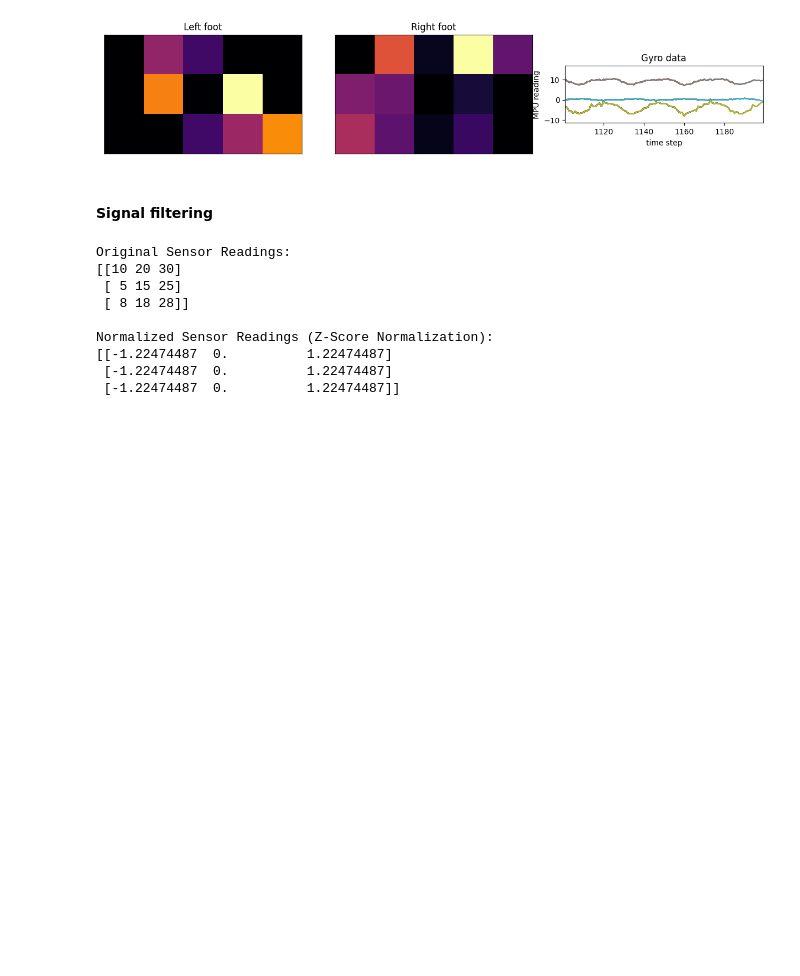
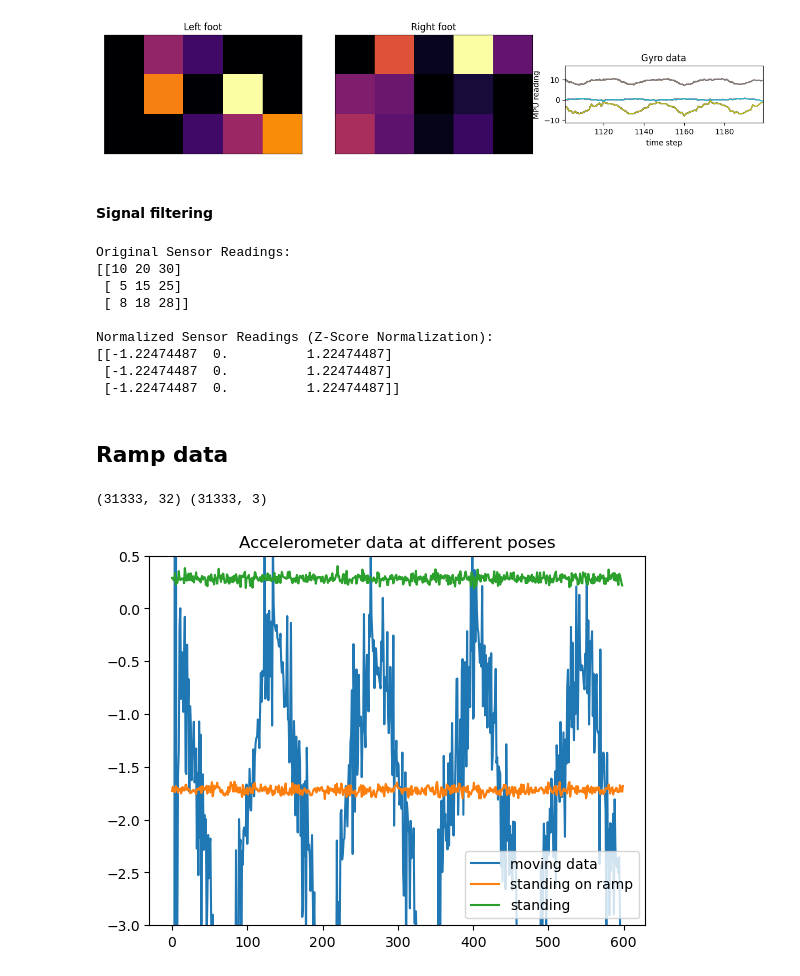
Before and after one commit to shepai/TactileSensor, a Jupyter notebook: Code/Data collection/robot/excel.ipynb, the cells around one changed output. Saved outputs shown, nothing was run; the diff lists cells and outputs as text; code cells hidden in the pictures; blank space fills up the shorter version.

```diff
--- a/Code/Data collection/robot/excel.ipynb
+++ b/Code/Data collection/robot/excel.ipynb
@@ -113,7 +113,22 @@ def genDataSet(var,texture=False,days=True,ramp=True,servos=False):
             X1,y1=sort_data("Smooth_ramp1_d5.2_raw_R.csv",var,servos=servos)
             X=np.concatenate((X,X1),axis=0)
             y=np.concatenate((y,y1),axis=0)
+            X1,y1=sort_data("ramp1_servos_d6_raw_L.csv",var,servos=servos)
+            X=np.concatenate((X,X1),axis=0)
+            y=np.concatenate((y,y1),axis=0)
+            X1,y1=sort_data("ramp1_servos_d6_raw_R",var,servos=servos)
+            X=np.concatenate((X,X1),axis=0)
+            y=np.concatenate((y,y1),axis=0)
     print(X.shape,y.shape)
+    return X,y
+def getStanding(servos=1):
+    X,y=sort_data("ramp_standing_servos_d6_raw_R.csv",0,servos=servos)
+    X1,y1=sort_data("ramp_standing_servos_d6.1_raw_R.csv",0,servos=servos)
+    X=np.concatenate((X,X1),axis=0)
+    y=np.concatenate((y,y1),axis=0)
+    X1,y1=sort_data("standing_servos_d6_raw_R.csv",0,servos=servos)
+    X=np.concatenate((X,X1),axis=0)
+    y=np.concatenate((y,y1),axis=0)
     return X,y
 def sort_data(name,vibration=True,dir="all",servos=False):
     df = pd.read_csv(path+name)
@@ -1517,3 +1532,19 @@ Normalized Sensor Readings (Z-Score Normalization):
 [[-1.22474487  0.          1.22474487]
  [-1.22474487  0.          1.22474487]
  [-1.22474487  0.          1.22474487]]
+# %% [markdown]
+## Ramp data
+# %%
+X,y=genDataSet(0,texture=False,days=True,ramp=True,servos=0)
+plt.plot(y[0:600,1],label="moving data")
+
+X,y=getStanding(servos=1)
+plt.plot(y[0:600,1],label="standing on ramp")
+plt.plot(y[-600:-1,1],label="standing")
+plt.ylim([-3,0.5])
+plt.legend(loc="lower right")
+plt.title("Accelerometer data at different poses")
+plt.show()
+# %% [output]
+(31333, 32) (31333, 3)
+[figure, added]
```
Also changed, not shown: parts of 2 cells of this notebook.
